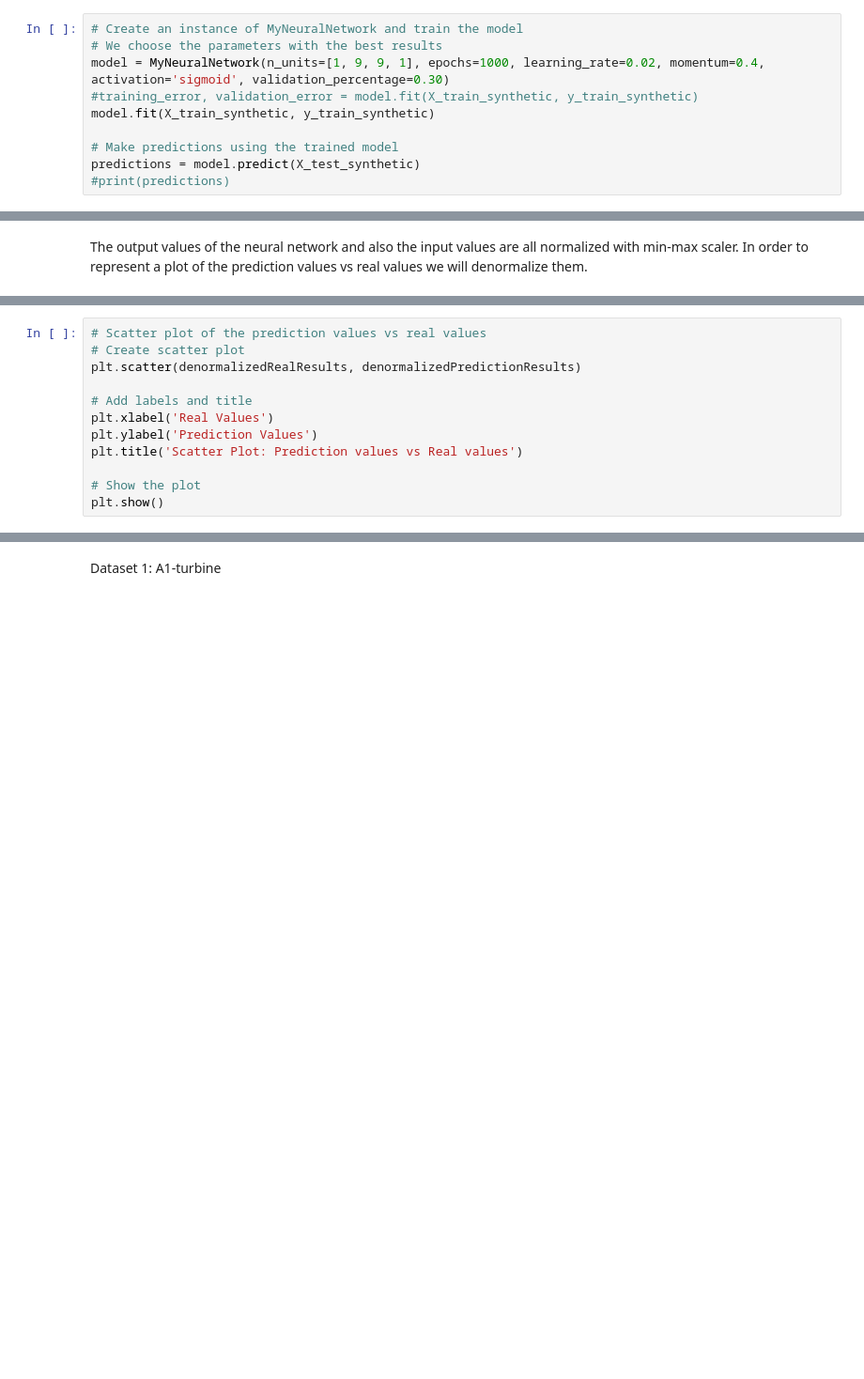
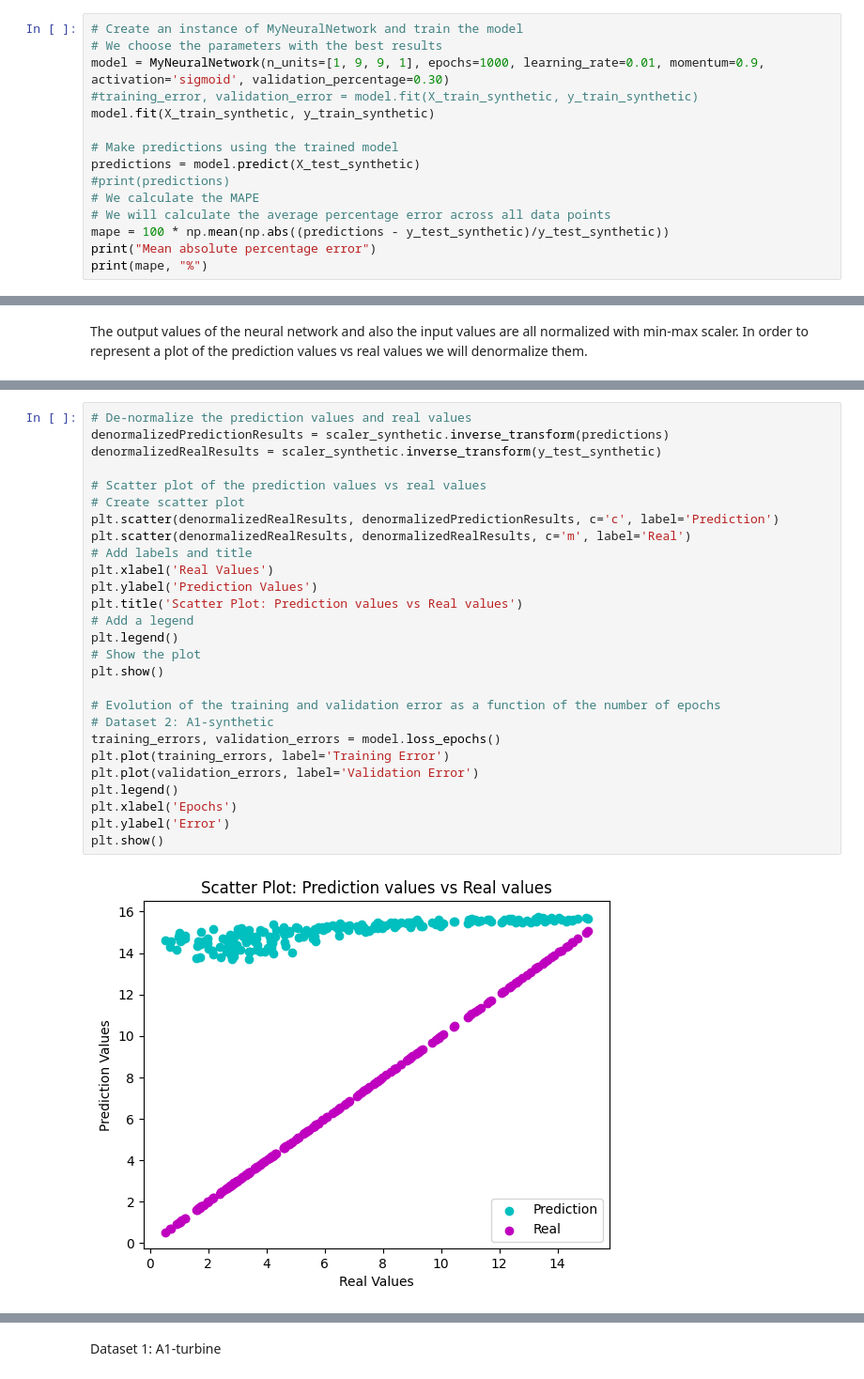
Before and after one commit to Natzaret/Natzaret, a Jupyter notebook: NEC_Exercise_1.ipynb, the cells around one changed output, grey strips where cells are left out. Shown: that part at 94% size. Saved outputs shown, nothing was run; the diff lists cells and outputs as text; blank space fills up the shorter version.

```diff
--- a/NEC_Exercise_1.ipynb
+++ b/NEC_Exercise_1.ipynb
@@ -389,10 +401,15 @@ print(global_expected_error)
 # %%
 # Create an instance of MyNeuralNetwork and train the model
 # We choose the parameters with the best results
-model = MyNeuralNetwork(n_units=[1, 9, 9, 1], epochs=1000, learning_rate=0.02, momentum=0.4, activation='sigmoid', validation_percentage=0.30)
+model = MyNeuralNetwork(n_units=[1, 9, 9, 1], epochs=1000, learning_rate=0.01, momentum=0.9, activation='sigmoid', validation_percentage=0.30)
 #training_error, validation_error = model.fit(X_train_synthetic, y_train_synthetic)
 model.fit(X_train_synthetic, y_train_synthetic)
 
 # Make predictions using the trained model
 predictions = model.predict(X_test_synthetic)
 #print(predictions)
+# We calculate the MAPE
+# We will calculate the average percentage error across all data points
+mape = 100 * np.mean(np.abs((predictions - y_test_synthetic)/y_test_synthetic))
+print("Mean absolute percentage error")
+print(mape, "%")
@@ -417,12 +421,29 @@ NotFittedError: This MinMaxScaler instance is not fitted yet. Call 'fit' with ap
 # %%
+# De-normalize the prediction values and real values
+denormalizedPredictionResults = scaler_synthetic.inverse_transform(predictions)
+denormalizedRealResults = scaler_synthetic.inverse_transform(y_test_synthetic)
+
 # Scatter plot of the prediction values vs real values
 # Create scatter plot
-plt.scatter(denormalizedRealResults, denormalizedPredictionResults)
-
+plt.scatter(denormalizedRealResults, denormalizedPredictionResults, c='c', label='Prediction')
+plt.scatter(denormalizedRealResults, denormalizedRealResults, c='m', label='Real')
 # Add labels and title
 plt.xlabel('Real Values')
 plt.ylabel('Prediction Values')
 plt.title('Scatter Plot: Prediction values vs Real values')
-
+# Add a legend
+plt.legend()
 # Show the plot
 plt.show()
+
+# Evolution of the training and validation error as a function of the number of epochs
+# Dataset 2: A1-synthetic
+training_errors, validation_errors = model.loss_epochs()
+plt.plot(training_errors, label='Training Error')
+plt.plot(validation_errors, label='Validation Error')
+plt.legend()
+plt.xlabel('Epochs')
+plt.ylabel('Error')
+plt.show()
+# %% [output]
+[figure, added]
```
Also changed, not shown: parts of 40 cells of this notebook.
